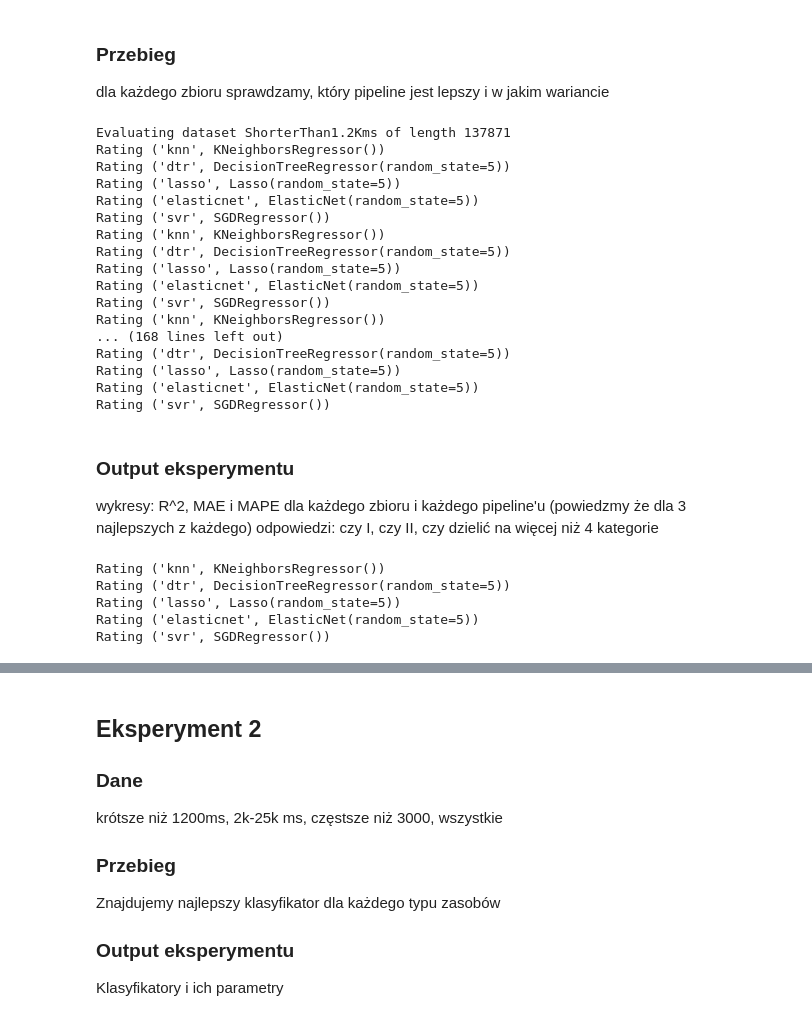
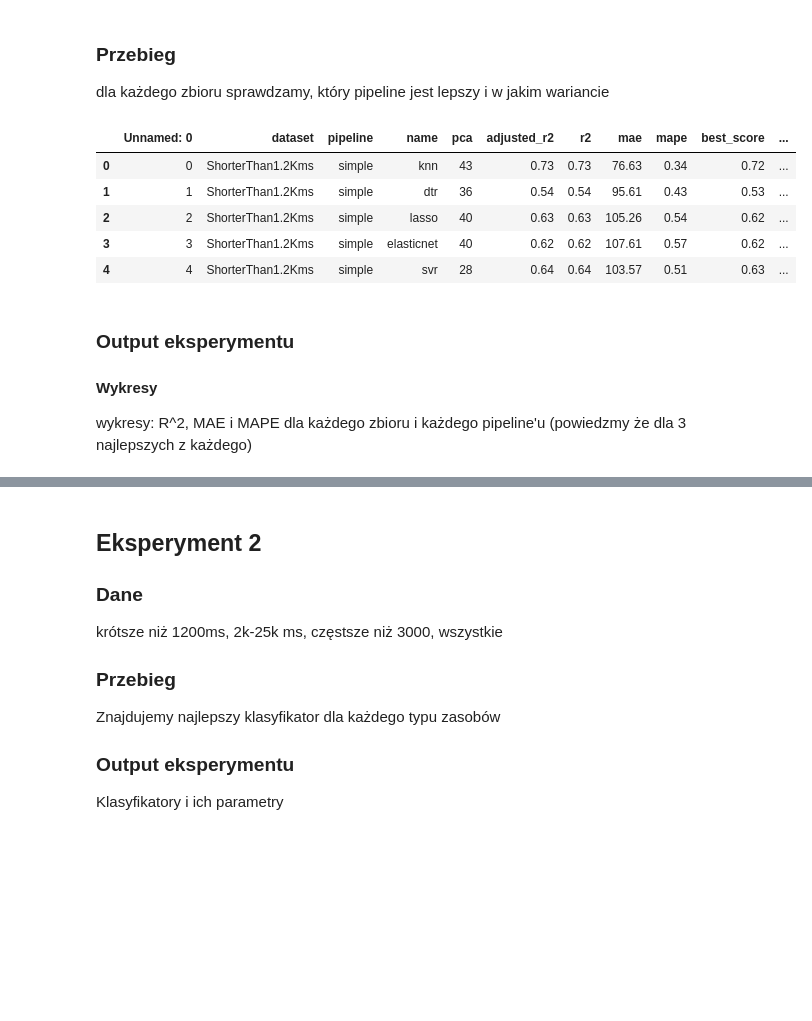
Before and after one commit to mikegpl/job-adiah, a Jupyter notebook: prediction_v2.ipynb, the cells around one changed output, grey strips where cells are left out. Cells and saved outputs as stored; diff of their text form; code cells hidden in the pictures; blank space fills up the shorter version.

```diff
--- a/prediction_v2.ipynb
+++ b/prediction_v2.ipynb
@@ -317,24 +318,3 @@ def run_experiment1():
         dataset_df["dataset"] = name
         full_df = full_df.append(dataset_df)
     return full_df
-# %%
-exp1_df = run_experiment1()
-exp1_df.to_csv("exp1.csv")
-# %% [output]
-Evaluating dataset ShorterThan1.2Kms of length 137871
-Rating ('knn', KNeighborsRegressor())
-Rating ('dtr', DecisionTreeRegressor(random_state=5))
-Rating ('lasso', Lasso(random_state=5))
-Rating ('elasticnet', ElasticNet(random_state=5))
-Rating ('svr', SGDRegressor())
-Rating ('knn', KNeighborsRegressor())
-Rating ('dtr', DecisionTreeRegressor(random_state=5))
-Rating ('lasso', Lasso(random_state=5))
-Rating ('elasticnet', ElasticNet(random_state=5))
-Rating ('svr', SGDRegressor())
-Rating ('knn', KNeighborsRegressor())
-... (168 lines left out)
-Rating ('dtr', DecisionTreeRegressor(random_state=5))
-Rating ('lasso', Lasso(random_state=5))
-Rating ('elasticnet', ElasticNet(random_state=5))
-Rating ('svr', SGDRegressor())
@@ -343,12 +321,22 @@ exp1_df.to_csv("backup_1.csv")
+# %%
+filename = "exp1.csv"
+
+if not os.path.isfile(filename):
+    exp1_df = run_experiment1()
+    # exp1_df.to_csv("exp1.csv")
+else:
+    exp1_df = pd.read_csv(filename).round(2)
+# %%
+exp1_df.head()
+# %% [output]
+|  | Unnamed: 0 | dataset | pipeline | name | pca | adjusted_r2 | r2 | mae | mape | best_score | ... |
+| 0 | 0 | ShorterThan1.2Kms | simple | knn | 43 | 0.73 | 0.73 | 76.63 | 0.34 | 0.72 | ... |
+| 1 | 1 | ShorterThan1.2Kms | simple | dtr | 36 | 0.54 | 0.54 | 95.61 | 0.43 | 0.53 | ... |
+| 2 | 2 | ShorterThan1.2Kms | simple | lasso | 40 | 0.63 | 0.63 | 105.26 | 0.54 | 0.62 | ... |
+| 3 | 3 | ShorterThan1.2Kms | simple | elasticnet | 40 | 0.62 | 0.62 | 107.61 | 0.57 | 0.62 | ... |
+| 4 | 4 | ShorterThan1.2Kms | simple | svr | 28 | 0.64 | 0.64 | 103.57 | 0.51 | 0.63 | ... |
 # %% [markdown]
 ### Output eksperymentu
+#### Wykresy
+
 wykresy: R^2, MAE i MAPE dla każdego zbioru i każdego pipeline'u (powiedzmy że dla 3 najlepszych z każdego)
-odpowiedzi: czy I, czy II, czy dzielić na więcej niż 4 kategorie
-# %%
-test_df = rate_data(*get_pipeline1_data(dfs_for_jobs[0]), basic_regressors, verbose=0)
-# %% [output]
-Rating ('knn', KNeighborsRegressor())
-Rating ('dtr', DecisionTreeRegressor(random_state=5))
-Rating ('lasso', Lasso(random_state=5))
-Rating ('elasticnet', ElasticNet(random_state=5))
-Rating ('svr', SGDRegressor())
```
Also changed, not shown: parts of 17 cells of this notebook.
